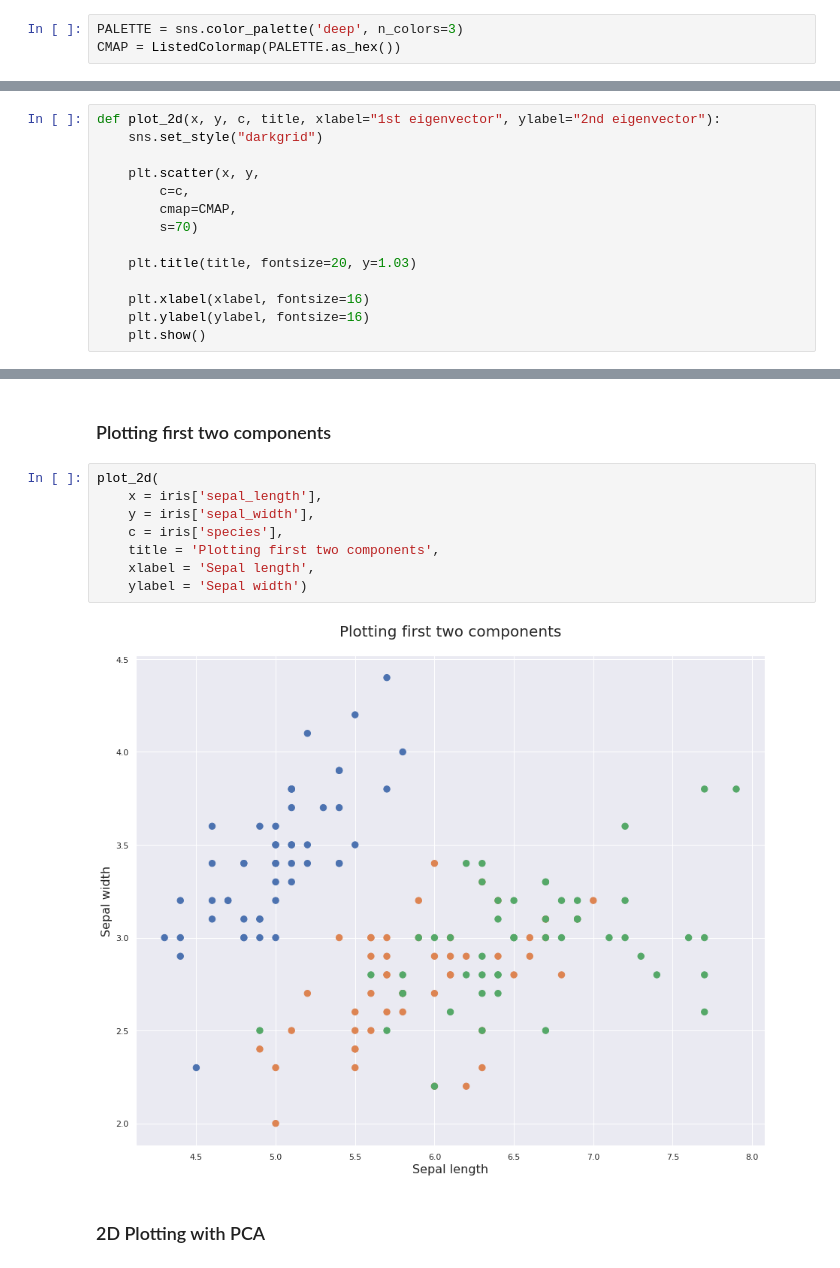
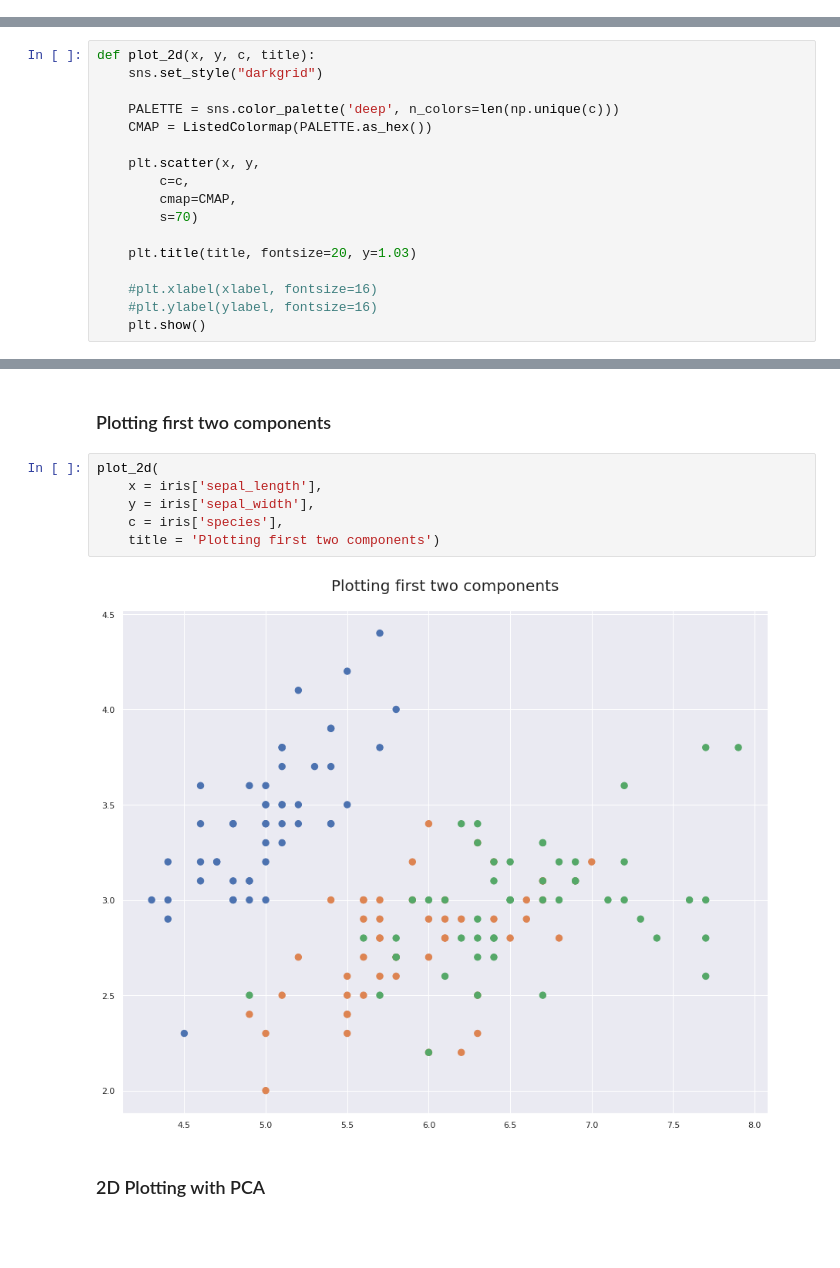
Before and after one commit to carraraig/Introduction_to_ML, a Jupyter notebook: TP_2024/Lesson6/Lez_6.ipynb, the cells around one changed output, grey strips where cells are left out. Cells and saved outputs as stored; diff of their text form; blank space fills up the shorter version.

```diff
--- a/TP_2024/Lesson6/Lez_6.ipynb
+++ b/TP_2024/Lesson6/Lez_6.ipynb
@@ -16,16 +16,16 @@ import umap
 %matplotlib inline
 sns.set()
 sns.set(rc={"figure.figsize": (15, 12)})
-# %%
-PALETTE = sns.color_palette('deep', n_colors=3)
-CMAP = ListedColormap(PALETTE.as_hex())
 # %%
 RANDOM_STATE = 42
 # %% [markdown]
 ## Defining plotting functions
 # %%
-def plot_2d(x, y, c, title, xlabel="1st eigenvector", ylabel="2nd eigenvector"):
+def plot_2d(x, y, c, title):
     sns.set_style("darkgrid")
+
+    PALETTE = sns.color_palette('deep', n_colors=len(np.unique(c)))
+    CMAP = ListedColormap(PALETTE.as_hex())
 
     plt.scatter(x, y,
         c=c,
@@ -34,8 +34,8 @@ def plot_2d(x, y, c, title, xlabel="1st eigenvector", ylabel="2nd eigenvector"):
 
     plt.title(title, fontsize=20, y=1.03)
 
-    plt.xlabel(xlabel, fontsize=16)
-    plt.ylabel(ylabel, fontsize=16)
+    #plt.xlabel(xlabel, fontsize=16)
+    #plt.ylabel(ylabel, fontsize=16)
     plt.show()
 # %%
 def plot_3d(x, y, z, c, title):
@@ -195,13 +252,11 @@ iris.head()
 # %%
 plot_2d(
     x = iris['sepal_length'],
     y = iris['sepal_width'],
     c = iris['species'],
-    title = 'Plotting first two components',
-    xlabel = 'Sepal length',
-    ylabel = 'Sepal width')
+    title = 'Plotting first two components')
 # %% [output]
-[figure, old version]
+[figure, new version]
 # %% [markdown]
 ### 2D Plotting with PCA
 # %%
```
Also changed, not shown: parts of 38 cells of this notebook.
